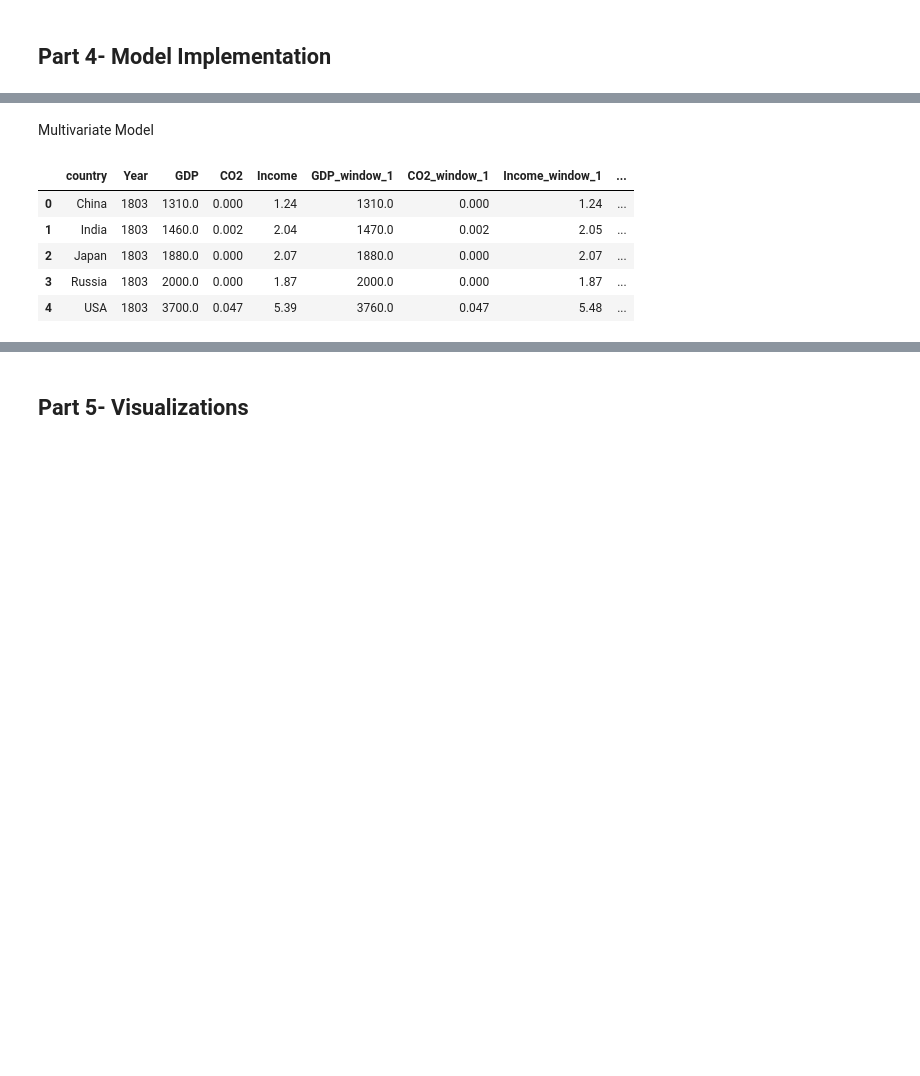
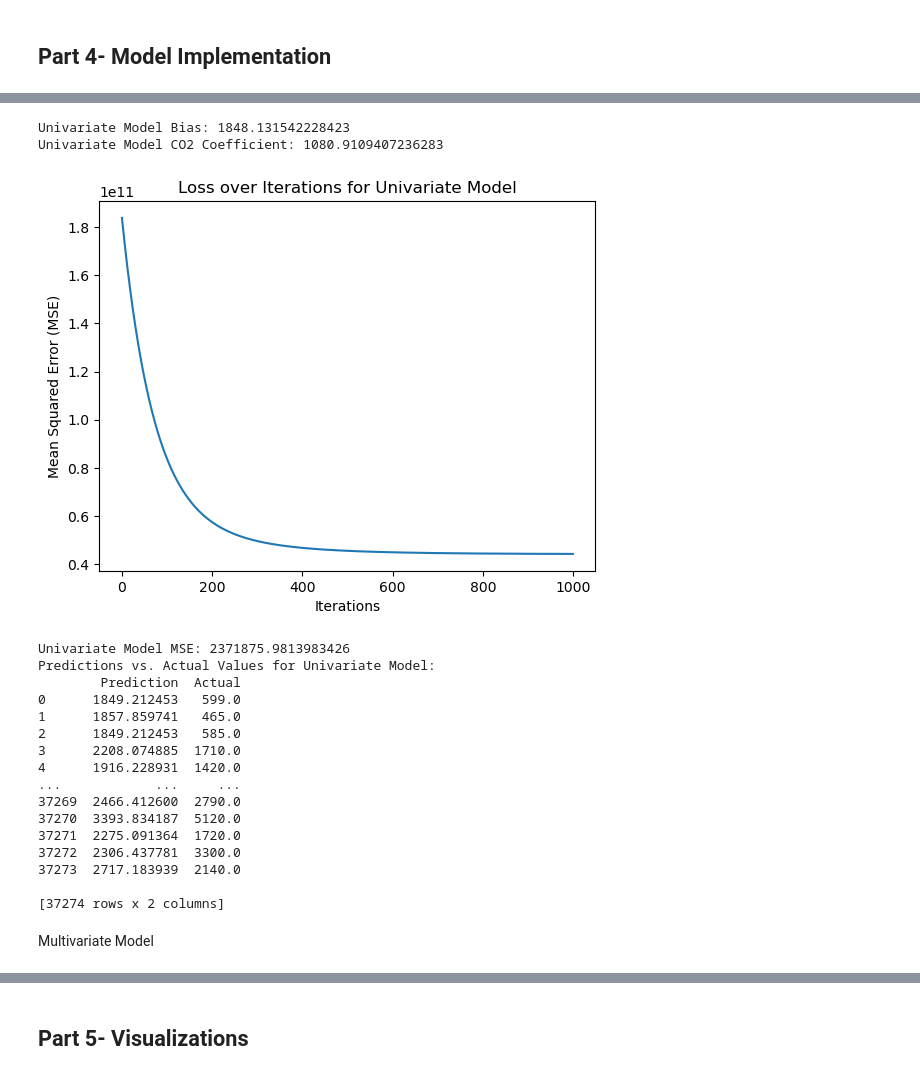
Before and after one commit to cj-sz/cmsc-320-final-project, a Jupyter notebook: project.ipynb, the cells around one changed output, grey strips where cells are left out. Cells and saved outputs as stored; diff of their text form; code cells hidden in the pictures; blank space fills up the shorter version.

Commit message:
Created models but the models are shit

```diff
--- a/project.ipynb
+++ b/project.ipynb
@@ -329,0 +394,9 @@ print(co2_percap['country'].unique())
+# %%
+# Merge all datasets on country and year
+uni_data = pd.merge(gdp_percap_melted, co2_percap_melted, on=['country', 'year'])
+
+# Drop rows with NaN values
+uni_data = uni_data.dropna()
+
+print(f'uni_data shape: {uni_data.shape}')
+uni_data.head()
@@ -330,2 +411,52 @@ print(co2_percap['country'].unique())
+# %%
+# Get data for univariate gradient descent
+X_uni, y_uni = extract_features_labels(uni_data, ['co2'], 'gdp')
+
+# Gradient descent parameters
+T_uni = 1000 # number of iterations
+alpha_uni = 0.0000001 # learning rate
+
+# Perform univariate gradient descent
+theta_uni, loss_uni = grad_descent(X_uni, y_uni, T_uni, alpha_uni)
+
+print(f'Univariate Model Bias: {theta_uni[0]}')
+print(f'Univariate Model CO2 Coefficient: {theta_uni[1]}')
+# %% [output]
+Univariate Model Bias: 1848.131542228423
+Univariate Model CO2 Coefficient: 1080.9109407236283
+# %%
+# Plot loss over epochs for univariate model
+plt.plot(loss_uni)
+plt.xlabel('Iterations')
+plt.ylabel('Mean Squared Error (MSE)')
+plt.title('Loss over Iterations for Univariate Model')
+plt.show()
+
+# Calculate MSE for univariate model
+y_hat_uni = X_uni.dot(theta_uni)
+mse_uni = np.mean((y_hat_uni - y_uni)**2)
+print(f'Univariate Model MSE: {mse_uni}')
+
+# Print predictions vs. actual values
+print('Predictions vs. Actual Values for Univariate Model:')
+print(pd.DataFrame({'Prediction': y_hat_uni, 'Actual': y_uni}))
+# %% [output]
+[figure, added]
+Univariate Model MSE: 2371875.9813983426
+Predictions vs. Actual Values for Univariate Model:
+        Prediction  Actual
+0      1849.212453   599.0
+1      1857.859741   465.0
+2      1849.212453   585.0
+3      2208.074885  1710.0
+4      1916.228931  1420.0
+...            ...     ...
+37269  2466.412600  2790.0
+37270  3393.834187  5120.0
+37271  2275.091364  1720.0
+37272  2306.437781  3300.0
+37273  2717.183939  2140.0
+
+[37274 rows x 2 columns]
 # %% [markdown]
 Multivariate Model
@@ -372,11 +462,0 @@ window = 3
-# %%
-# Create and display dataset for high emission countries
-high_emission_data = create_multivariate_dataset(dfs, limiting_criteria_sets[0][1], window)
-high_emission_data.head()
-# %% [output]
-|  | country | Year | GDP | CO2 | Income | GDP_window_1 | CO2_window_1 | Income_window_1 | ... |
-| 0 | China | 1803 | 1310.0 | 0.000 | 1.24 | 1310.0 | 0.000 | 1.24 | ... |
-| 1 | India | 1803 | 1460.0 | 0.002 | 2.04 | 1470.0 | 0.002 | 2.05 | ... |
-| 2 | Japan | 1803 | 1880.0 | 0.000 | 2.07 | 1880.0 | 0.000 | 2.07 | ... |
-| 3 | Russia | 1803 | 2000.0 | 0.000 | 1.87 | 2000.0 | 0.000 | 1.87 | ... |
-| 4 | USA | 1803 | 3700.0 | 0.047 | 5.39 | 3760.0 | 0.047 | 5.48 | ... |
```
Also changed, not shown: parts of 12 cells of this notebook.
